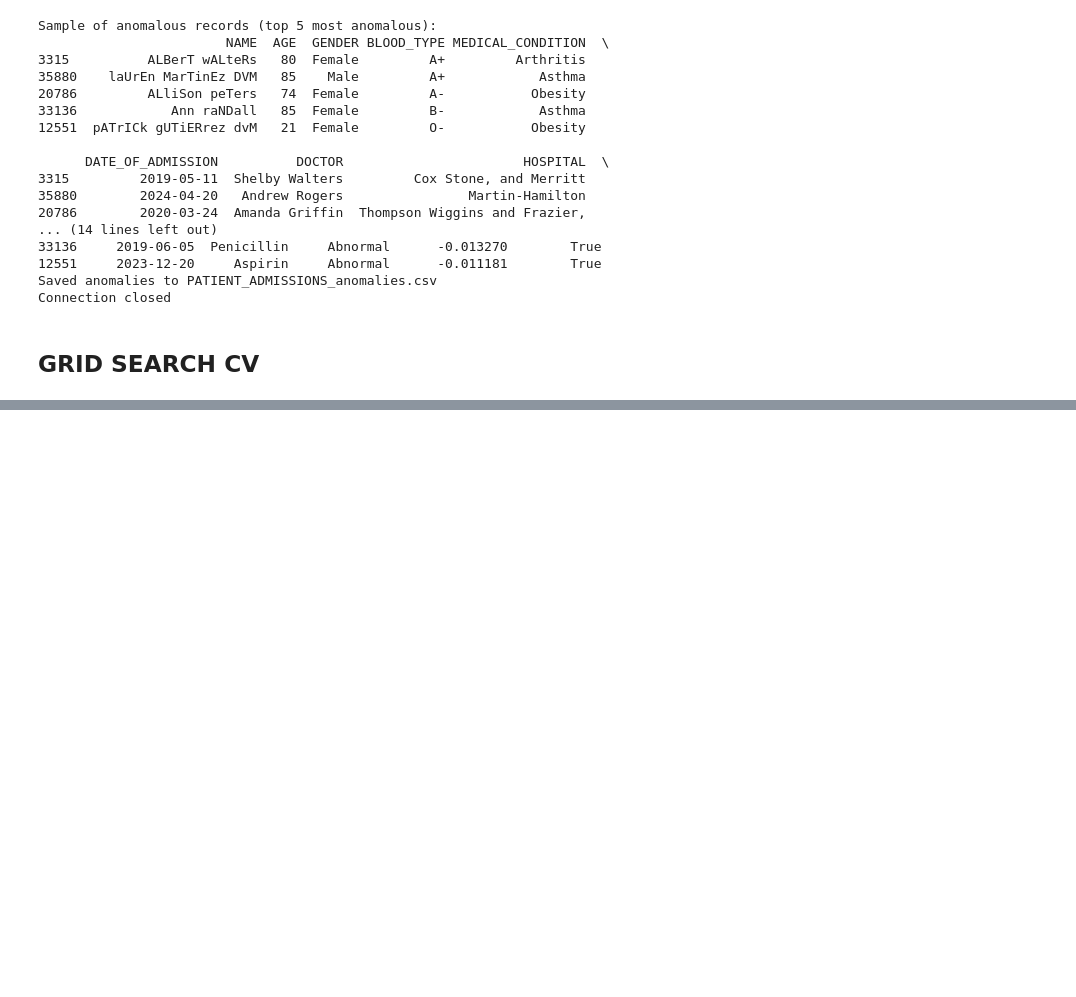
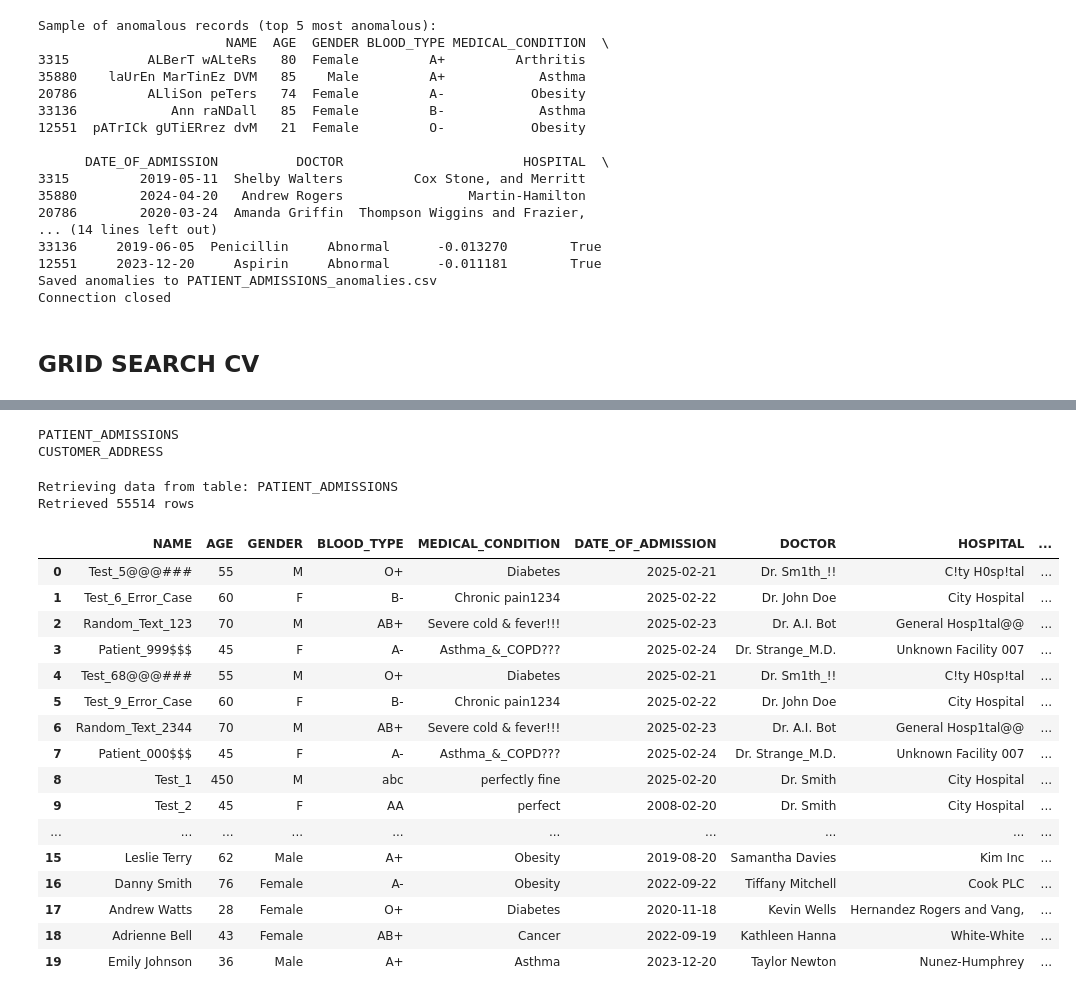
Before and after one commit to khanjirenainesh/genai_de, a Jupyter notebook: src/data_encoding.ipynb, the cells around one changed output, grey strips where cells are left out. Saved outputs shown, nothing was run; the diff lists cells and outputs as text; code cells hidden in the pictures; blank space fills up the shorter version.

```diff
--- a/src/data_encoding.ipynb
+++ b/src/data_encoding.ipynb
@@ -375,0 +442,17 @@ anomalies.to_csv("PATIENT_ADMISSIONS_anomalies_enhanced.csv", index=False)
+# %%
+query = f"""
+    SELECT
+        c.TABLE_NAME, c.COLUMN_NAME, c.DATA_TYPE, c.IS_NULLABLE, c.CHARACTER_MAXIMUM_LENGTH
+    FROM {required_vars['SNOWFLAKE_DATABASE']}.INFORMATION_SCHEMA.COLUMNS c
+    JOIN {required_vars['SNOWFLAKE_DATABASE']}.INFORMATION_SCHEMA.TABLES t
+        ON c.TABLE_NAME = t.TABLE_NAME
+    WHERE t.TABLE_TYPE = 'BASE TABLE'
+    AND c.TABLE_SCHEMA = '{required_vars['SNOWFLAKE_SCHEMA']}'
+"""
+
+conn = engine.connect()
+metadata = pd.read_sql(query, conn.connection)
+metadata.columns = [col.lower() for col in metadata.columns]
+
+print("\nAvailable tables:", metadata['table_name'].unique())
+print(metadata.to_string)
@@ -375,0 +477,39 @@ anomalies.to_csv("PATIENT_ADMISSIONS_anomalies_enhanced.csv", index=False)
+# %%
+for i in metadata['table_name'].unique():
+    print(i)
+# %% [output]
+PATIENT_ADMISSIONS
+CUSTOMER_ADDRESS
+# %%
+table_name = metadata['table_name'].unique()[0]  # Get first table only
+
+print(f"\nRetrieving data from table: {table_name}")
+
+query = f"SELECT * FROM {required_vars['SNOWFLAKE_DATABASE']}.{required_vars['SNOWFLAKE_SCHEMA']}.{table_name}"
+conn = engine.connect()
+df = pd.read_sql(query, conn.connection)
+print(f"Retrieved {len(df)} rows")
+
+df['NAME'] = df['NAME'].str.title()
+
+df.head(20)
+# %% [output]
+Retrieving data from table: PATIENT_ADMISSIONS
+Retrieved 55514 rows
+|  | NAME | AGE | GENDER | BLOOD_TYPE | MEDICAL_CONDITION | DATE_OF_ADMISSION | DOCTOR | HOSPITAL | ... |
+| 0 | Test_5@@@### | 55 | M | O+ | Diabetes | 2025-02-21 | Dr. Sm1th_!! | C!ty H0sp!tal | ... |
+| 1 | Test_6_Error_Case | 60 | F | B- | Chronic pain1234 | 2025-02-22 | Dr. John Doe | City Hospital | ... |
+| 2 | Random_Text_123 | 70 | M | AB+ | Severe cold & fever!!! | 2025-02-23 | Dr. A.I. Bot | General Hosp1tal@@ | ... |
+| 3 | Patient_999$$$ | 45 | F | A- | Asthma_&_COPD??? | 2025-02-24 | Dr. Strange_M.D. | Unknown Facility 007 | ... |
+| 4 | Test_68@@@### | 55 | M | O+ | Diabetes | 2025-02-21 | Dr. Sm1th_!! | C!ty H0sp!tal | ... |
+| 5 | Test_9_Error_Case | 60 | F | B- | Chronic pain1234 | 2025-02-22 | Dr. John Doe | City Hospital | ... |
+| 6 | Random_Text_2344 | 70 | M | AB+ | Severe cold & fever!!! | 2025-02-23 | Dr. A.I. Bot | General Hosp1tal@@ | ... |
+| 7 | Patient_000$$$ | 45 | F | A- | Asthma_&_COPD??? | 2025-02-24 | Dr. Strange_M.D. | Unknown Facility 007 | ... |
+| 8 | Test_1 | 450 | M | abc | perfectly fine | 2025-02-20 | Dr. Smith | City Hospital | ... |
+| 9 | Test_2 | 45 | F | AA | perfect | 2008-02-20 | Dr. Smith | City Hospital | ... |
+| ... | ... | ... | ... | ... | ... | ... | ... | ... | ... |
+| 15 | Leslie Terry | 62 | Male | A+ | Obesity | 2019-08-20 | Samantha Davies | Kim Inc | ... |
+| 16 | Danny Smith | 76 | Female | A- | Obesity | 2022-09-22 | Tiffany Mitchell | Cook PLC | ... |
+| 17 | Andrew Watts | 28 | Female | O+ | Diabetes | 2020-11-18 | Kevin Wells | Hernandez Rogers and Vang, | ... |
+| 18 | Adrienne Bell | 43 | Female | AB+ | Cancer | 2022-09-19 | Kathleen Hanna | White-White | ... |
+| 19 | Emily Johnson | 36 | Male | A+ | Asthma | 2023-12-20 | Taylor Newton | Nunez-Humphrey | ... |
```
Also changed, not shown: parts of 25 cells of this notebook, 4 other files.
